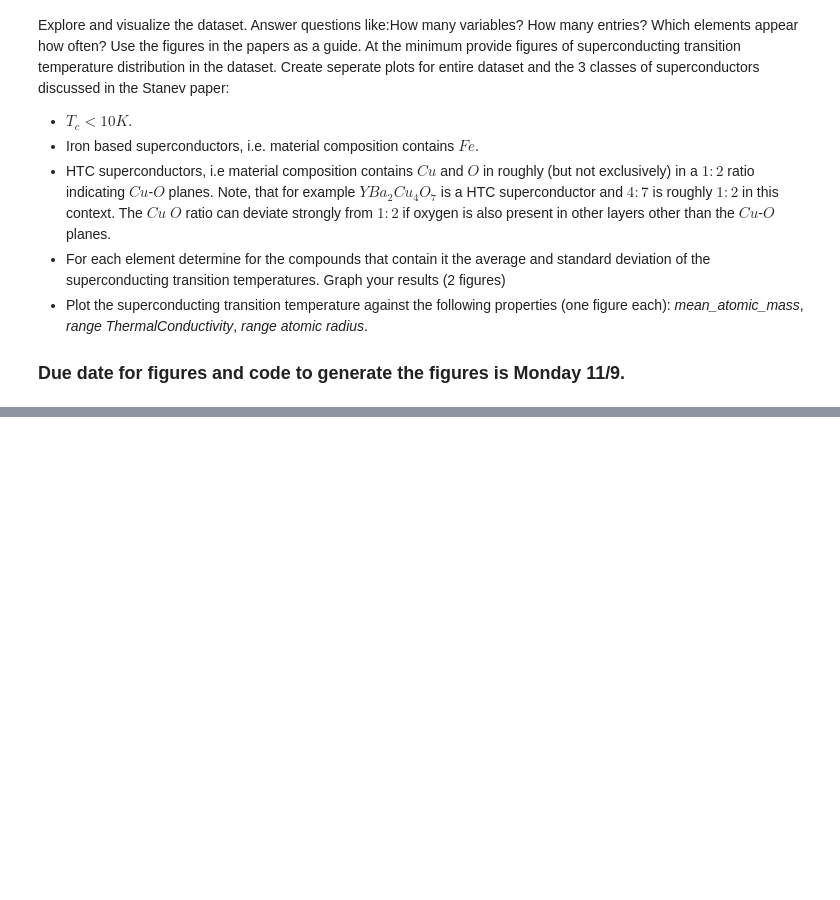
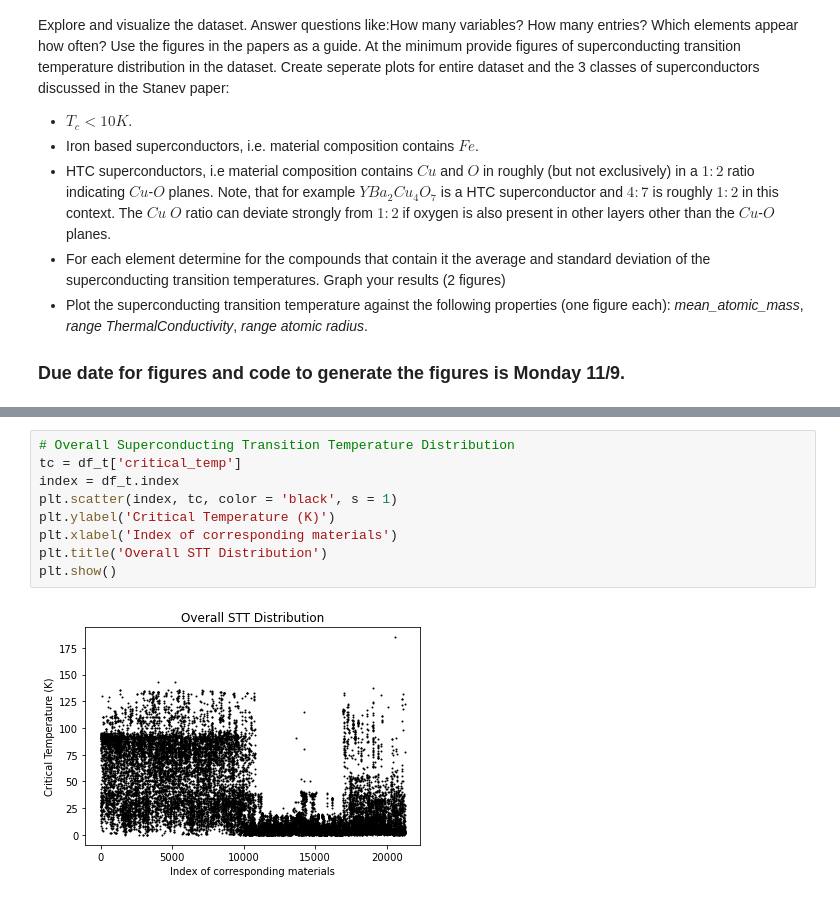
Before and after one commit to teoyi/scientific-computing-archive, a Jupyter notebook: sci-comp-II/Week-3/sc-part1.ipynb, the cells around one changed output, grey strips where cells are left out. Saved outputs shown, nothing was run; the diff lists cells and outputs as text; blank space fills up the shorter version.

```diff
--- a/sci-comp-II/Week-3/sc-part1.ipynb
+++ b/sci-comp-II/Week-3/sc-part1.ipynb
@@ -172,0 +148,11 @@ plt.show()
+# %%
+# Overall Superconducting Transition Temperature Distribution
+tc = df_t['critical_temp']
+index = df_t.index
+plt.scatter(index, tc, color = 'black', s = 1)
+plt.ylabel('Critical Temperature (K)')
+plt.xlabel('Index of corresponding materials')
+plt.title('Overall STT Distribution')
+plt.show()
+# %% [output]
+[figure, added]
```
Also changed, not shown: parts of 8 cells of this notebook.
